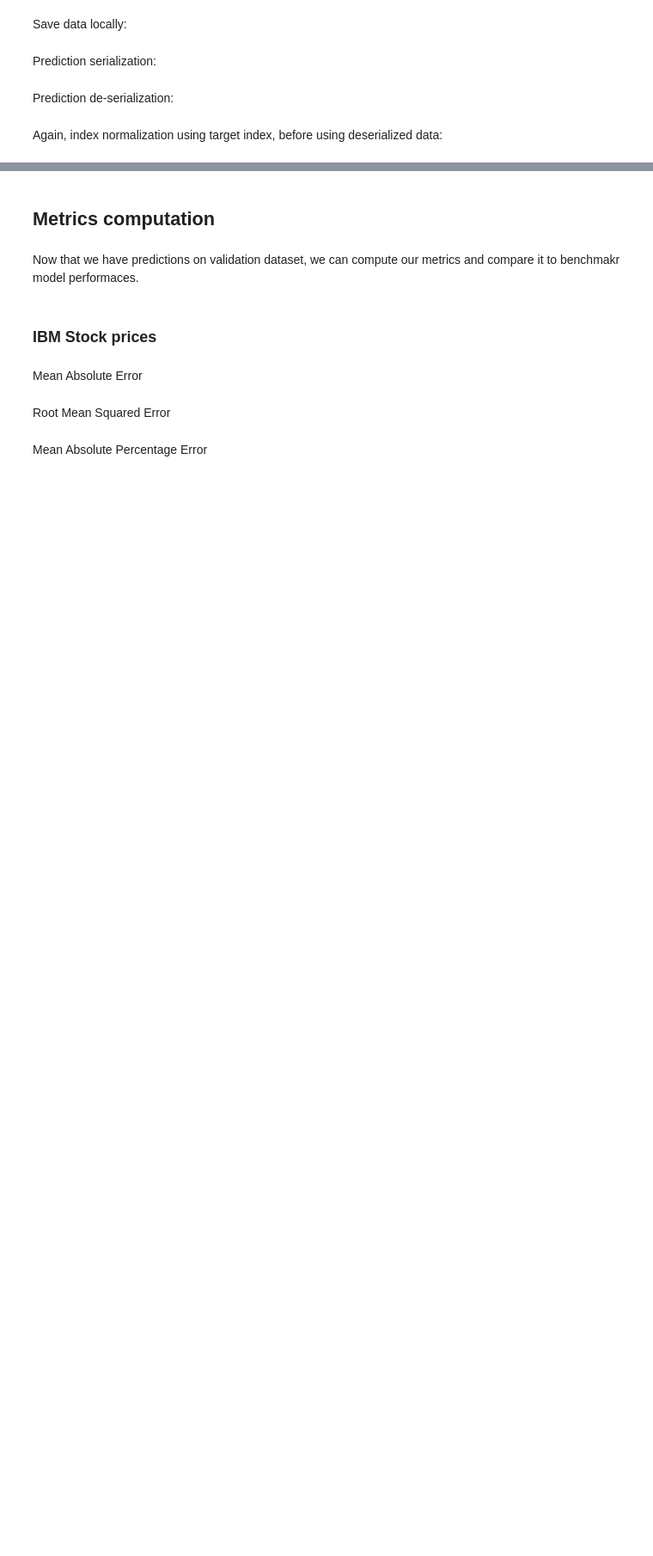
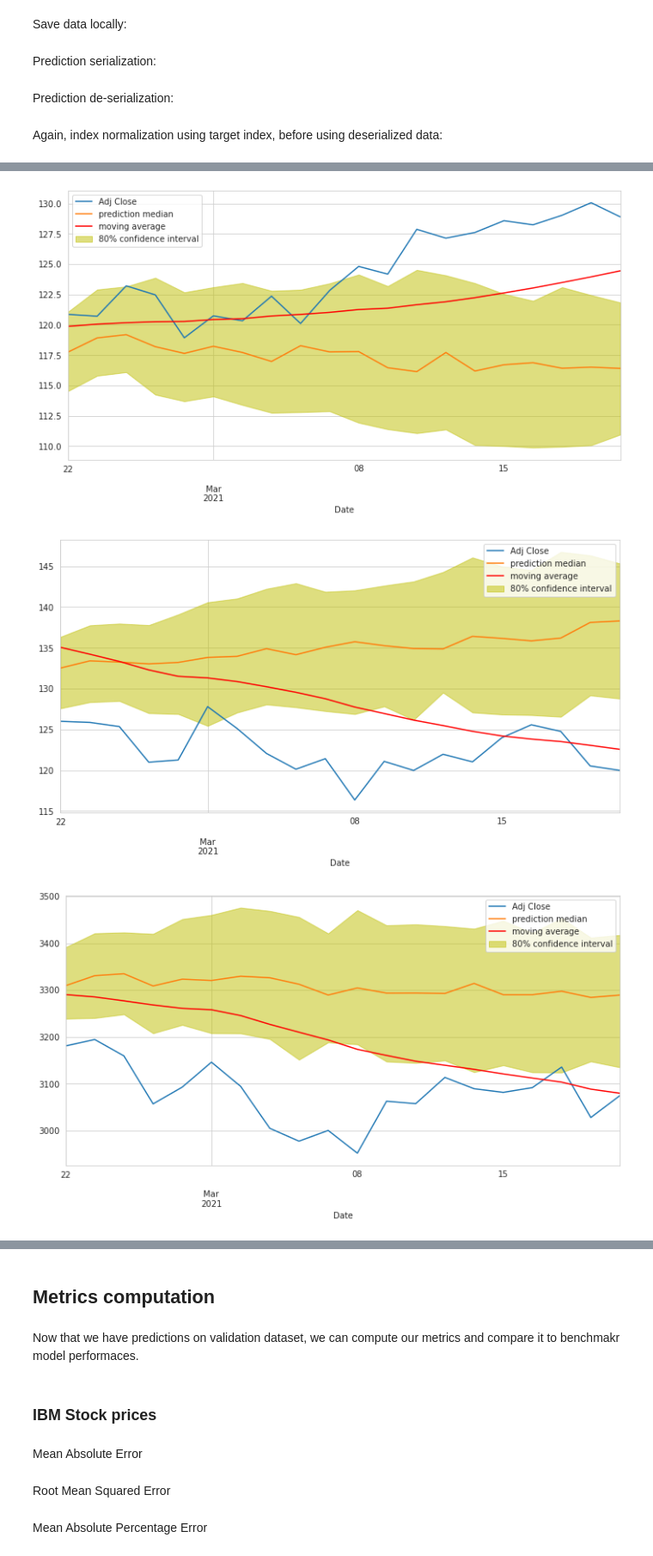
Before and after one commit to alfreedolf/ml-spp, a Jupyter notebook: 3_A.DeepAR-StockPricesPredictions.ipynb, the cells around one changed output, grey strips where cells are left out. Shown at 86% size. Saved outputs shown, nothing was run; the diff lists cells and outputs as text; code cells hidden in the pictures; blank space fills up the shorter version.

Commit message:
feat: future prediction plot implementation

```diff
--- a/3_A.DeepAR-StockPricesPredictions.ipynb
+++ b/3_A.DeepAR-StockPricesPredictions.ipynb
@@ -401,8 +393,10 @@ end_date = str(single_prediction.index[-1].date())
 # %% [markdown]
 Prediction serialization:
 # %%
-single_prediction.to_json(os.path.join(data_dir_json_prediction, "IBM_valid{} - {}.json".format(start_date, end_date)),
-                          orient='columns',date_format='iso')
+for i in range(0, len(valid_predictions)):
+    valid_predictions_from_ts[i].to_json(os.path.join(data_dir_json_prediction,
+                                             "{}_{} - {}_valid.json".format(mnemonics[i], start_date, end_date)),
+                                orient='columns',date_format='iso')
 # %% [markdown]
 Prediction de-serialization:
 # %%
@@ -442,10 +410,0 @@ test_gt = df_ibm_valid.iloc[-prediction_length[1]:]['Adj Close']
-# %%
-# get all input and target (test) time series
-# input_ts = [df_ibm_train, df_aapl_train, df_amzn_train, df_googl_train]
-# target_ts = [df_ibm_test, df_aapl_test, df_amzn_test, df_googl_test]
-
-input_ts = [df_ibm_valid]
-target_ts = [df_ibm_valid]
-
-# get the prediction from the predictor
-json_prediction = json_predictor.predict(input_ts)
@@ -484,0 +411,3 @@ d_single_prediction.index = test_gt.index
+# %%
+for i in range(0, len(valid_predictions)):
+    dsz_valid_predictions[i].index = valid_gt[i].index
@@ -484,0 +420,21 @@ d_single_prediction.index = test_gt.index
+# %%
+# display the prediction median against the actual data
+def display_quantiles(prediction, target_ts=None, bmk_pred=None, bmk_pred_name=None):
+    """ show predictions for input time series """
+    plt.figure(figsize=(12,6))
+    # get the target month of data
+    if target_ts is not None:
+        #target = target_ts[:]
+        #plt.plot(range(len(target)), target, label='target')
+        target_ts.plot()
+    # get the quantile values at 10 and 90%
+    p10 = prediction['0.1']
+    p90 = prediction['0.9']
+    # fill the 80% confidence interval
+    plt.fill_between(p10.index, p10, p90, color='y', alpha=0.5, label='80% confidence interval')
+    # plot the median prediction line
+    prediction['0.5'].plot(label='prediction median')
+    if bmk_pred is not None:
+        bmk_pred.plot(label=bmk_pred_name, color='r')
+    plt.legend()
+    plt.show()
@@ -484,0 +443,8 @@ d_single_prediction.index = test_gt.index
+# %%
+# display predictions
+for i in range(len(test_predictions)):
+    display_quantiles(valid_predictions_from_ts[i], valid_gt[i], df_valid_ma[i], 'moving average')
+# %% [output]
+[figure, added]
+[figure, added]
+[figure, added]
```
Also changed, not shown: parts of 65 cells of this notebook, 16 other files.
